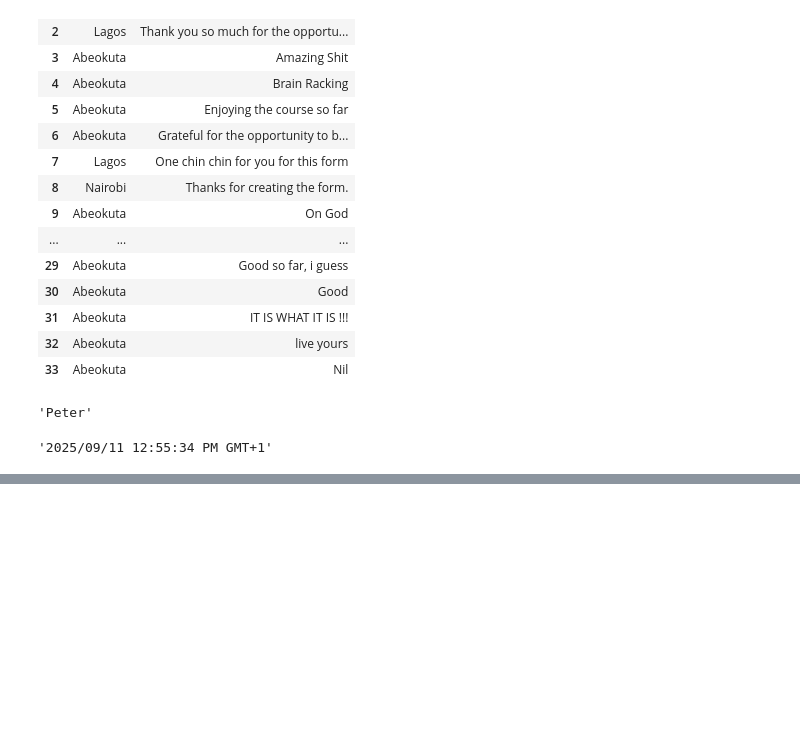
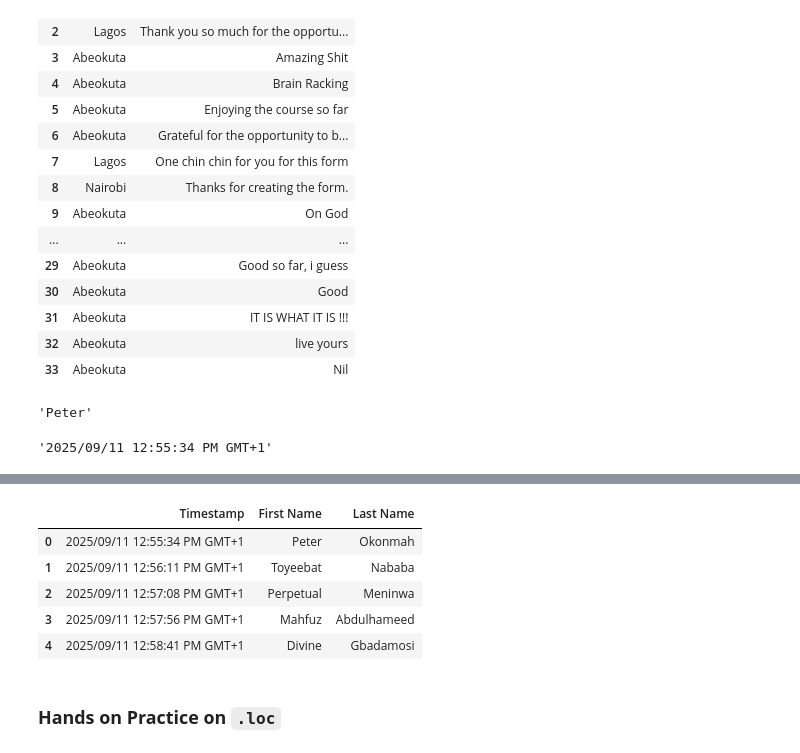
Before and after one commit to Olajcodes/GenAI_Learning_Python, a Jupyter notebook: Week_Six/10_09_2025/coding_along_pandas.ipynb, the cells around one changed output, grey strips where cells are left out. Drawn from its saved outputs; the diff is of its cells as text; code cells hidden in the pictures; blank space fills up the shorter version.

```diff
--- a/Week_Six/10_09_2025/coding_along_pandas.ipynb
+++ b/Week_Six/10_09_2025/coding_along_pandas.ipynb
@@ -453,0 +465,12 @@ bio_data.iat[0, 0] # This will return the first value of the first column(row0,c
+# %%
+# combination of row and column selection
+bio_data.iloc[0:5, 0:3] # the first slice picks the rows and the second slice picks the columns
+# %% [output]
+|  | Timestamp | First Name | Last Name |
+| 0 | 2025/09/11 12:55:34 PM GMT+1 | Peter | Okonmah |
+| 1 | 2025/09/11 12:56:11 PM GMT+1 | Toyeebat | Nababa |
+| 2 | 2025/09/11 12:57:08 PM GMT+1 | Perpetual | Meninwa |
+| 3 | 2025/09/11 12:57:56 PM GMT+1 | Mahfuz | Abdulhameed |
+| 4 | 2025/09/11 12:58:41 PM GMT+1 | Divine | Gbadamosi |
+# %% [markdown]
+### **Hands on Practice on `.loc`**
```
Also changed, not shown: parts of 4 cells of this notebook.
